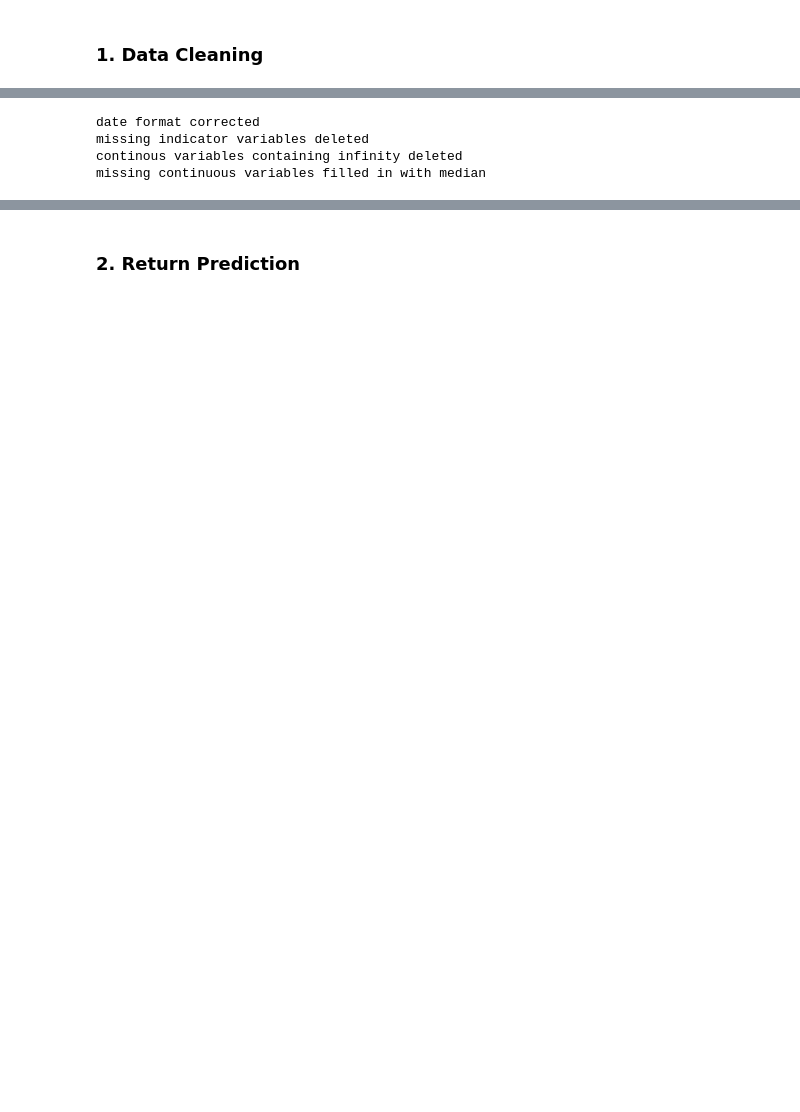
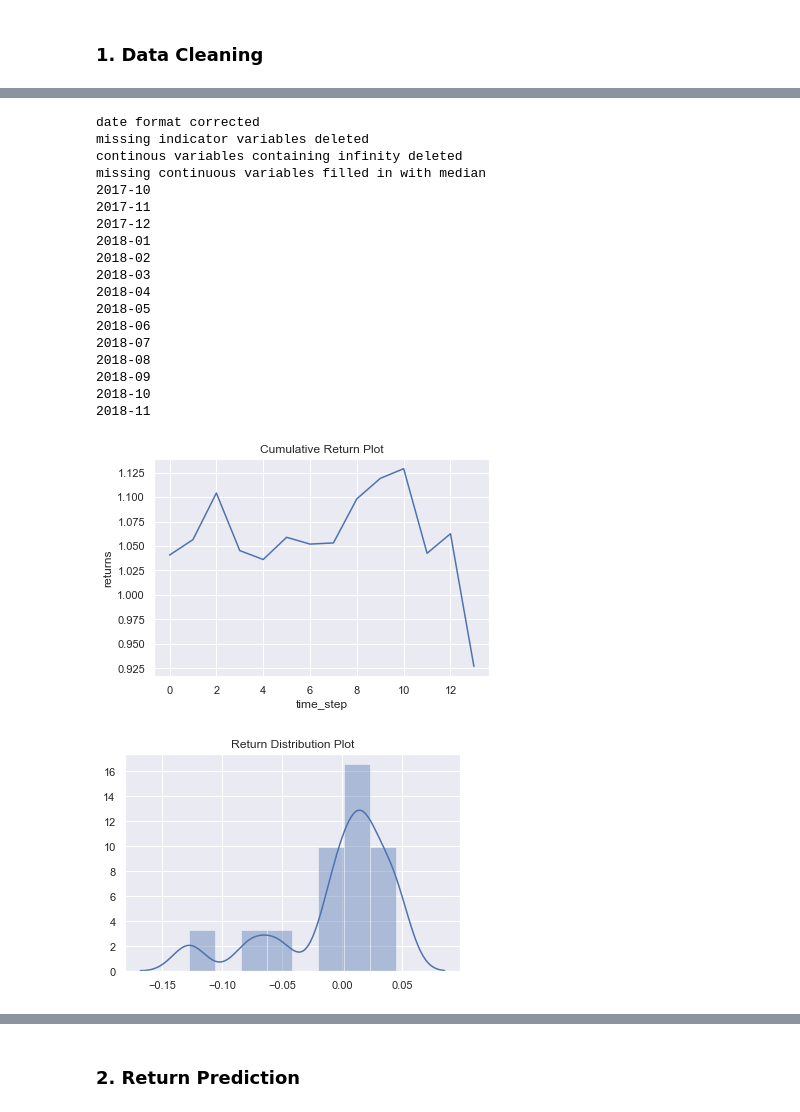
Before and after one commit to LeonCaesa/Summer_ML, a Jupyter notebook: 2020_Machine_Demo.ipynb, the cells around one changed output, grey strips where cells are left out. Saved outputs shown, nothing was run; the diff lists cells and outputs as text; code cells hidden in the pictures; blank space fills up the shorter version.

Commit message:
Ascertained Data Issue

```diff
--- a/2020_Machine_Demo.ipynb
+++ b/2020_Machine_Demo.ipynb
@@ -2,7 +2,27 @@
 from ML2020 import *
 import warnings
 warnings.filterwarnings("ignore")
+# %%
+param_dict = {'num_stocks':40,
+              'trading_window' : 12,
+              'time_list' : ['2017-10-01', '2018-11-01'],
+              'strategy' : 'long_equal_weighted',
+              'algorithm': "SVM",
+              'fill_in_method': 'median'
+}
+# %%
+def one_step_function(raw_data, param_dict):
+
+    ML_object = MLEngineer(raw_data, num_stocks = param_dict['num_stocks'],
+                       trading_window = param_dict['trading_window'], algorithm = param_dict['algorithm'], small_sample = False, method = param_dict['fill_in_method'])
+    ML_object.data_processing()
+
+    returns = ML_object.profit_construct(param_dict['time_list'], strategy = param_dict['strategy'])
+
+    ML_object.return_plot(returns)
+
+    return ML_object
 # %% [markdown]
 ###  1. Data Cleaning
 # %%
-raw_data = pd.read_csv("data/constituents_2013_fund_tech.csv")
+raw_data = pd.read_csv("constituents_2013_fund_tech.csv")
@@ -19,11 +29,29 @@ raw_data.head()
+# %%
+ML_object = one_step_function(raw_data, param_dict)
+# %% [output]
+date format corrected
+missing indicator variables deleted
+continous variables containing infinity deleted
+missing continuous variables filled in with median
+2017-10
+2017-11
+2017-12
+2018-01
+2018-02
+2018-03
+2018-04
+2018-05
+2018-06
+2018-07
+2018-08
+2018-09
+2018-10
+2018-11
+[figure, added]
+[figure, added]
 # %%
 ML_object = MLEngineer(raw_data, num_stocks=40,
                        trading_window = 12, algorithm='SVM', small_sample = False, method='median')
 ML_object.data_processing()
-# %% [output]
-date format corrected
-missing indicator variables deleted
-continous variables containing infinity deleted
-missing continuous variables filled in with median
 # %%
 ML_object.clean_data.head()
```
Also changed, not shown: parts of 6 cells of this notebook, 3 other files.
